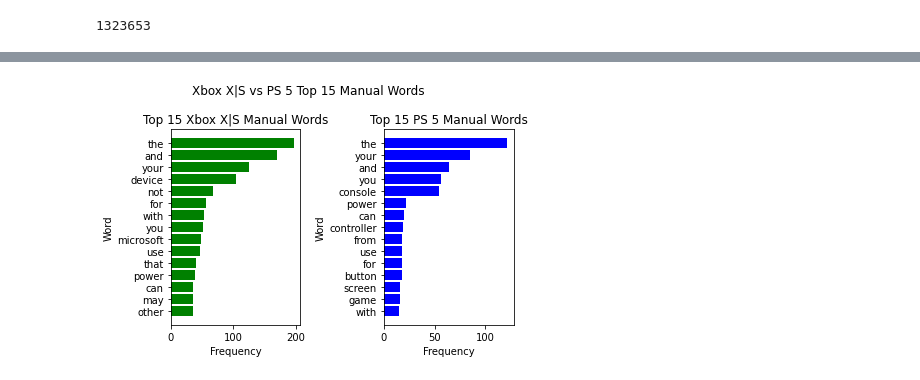
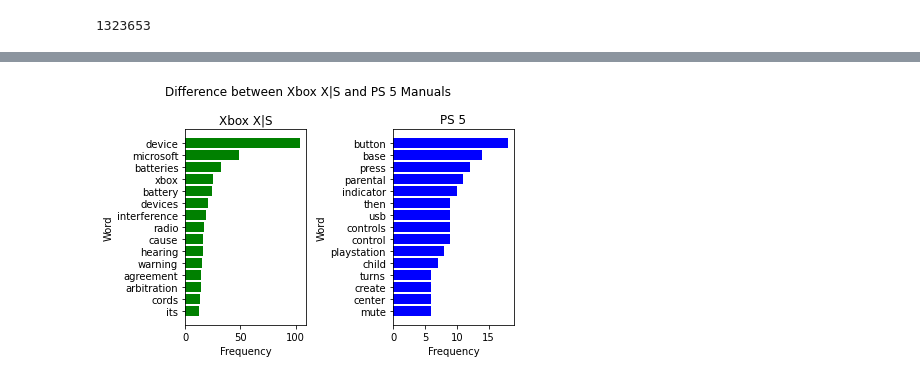
Before and after one commit to fdac22/MiniProject1, a Jupyter notebook: dhuang14.ipynb, the cells around one changed output, grey strips where cells are left out. Cells and saved outputs as stored; diff of their text form; code cells hidden in the pictures.

Commit message:
Added a third work. Also added all code that compares the difference in unique words for works from different authors.

```diff
--- a/dhuang14.ipynb
+++ b/dhuang14.ipynb
@@ -383,33 +480,42 @@ with 15
 # %%
+# Unique words of Xbox X|S and PS 5 manuals since they are of two different authors
+temp = xbox_by_freq.copy()
+
+for key in ps5_by_freq:
+    xbox_by_freq.pop(key, None)
+
+for key in temp:
+    ps5_by_freq.pop(key, None)
+
 # Creating the x and y axis for both consoles
-xbox_top15words = list(xbox_by_freq.keys())[0:15]
-xbox_top15freq = list(xbox_by_freq.values())[0:15]
+xbox_top15uniquewords = list(xbox_by_freq.keys())[0:15]
+xbox_top15uniquefreq = list(xbox_by_freq.values())[0:15]
 
-ps5_top15words = list(ps5_by_freq.keys())[0:15]
-ps5_top15freq = list(ps5_by_freq.values())[0:15]
+ps5_top15uniquewords = list(ps5_by_freq.keys())[0:15]
+ps5_top15uniquefreq = list(ps5_by_freq.values())[0:15]
 
-# Graphing begins
+# Graphing begins for unique words
 fig = plt.figure()
-plt.suptitle("Xbox X|S vs PS 5 Top 15 Manual Words")
+plt.suptitle("Difference between Xbox X|S and PS 5 Manuals")
 
 # Xbox X|S Graph
 ax = fig.add_subplot(1, 2, 1)
-ax.barh(xbox_top15words, xbox_top15freq, color="green")
+ax.barh(xbox_top15uniquewords, xbox_top15uniquefreq, color="green")
 ax.set_xlabel("Frequency")
 ax.set_ylabel("Word")
 ax.invert_yaxis()
-ax.set_title("Top 15 Xbox X|S Manual Words")
+ax.set_title("Xbox X|S")
 plt.tight_layout()
 
 # PS 5 Graph
 ax1 = fig.add_subplot(1, 2, 2)
-ax1.barh(ps5_top15words, ps5_top15freq, color="blue")
+ax1.barh(ps5_top15uniquewords, ps5_top15uniquefreq, color="blue")
 ax1.set_xlabel("Frequency")
 ax1.set_ylabel("Word")
 ax1.invert_yaxis()
-ax1.set_title("Top 15 PS 5 Manual Words")
+ax1.set_title("PS 5")
 plt.tight_layout()
 
 plt.show()
 # %% [output]
-[figure, old version]
+[figure, new version]
```
Also changed, not shown: parts of 4 cells of this notebook, 1 other file.
